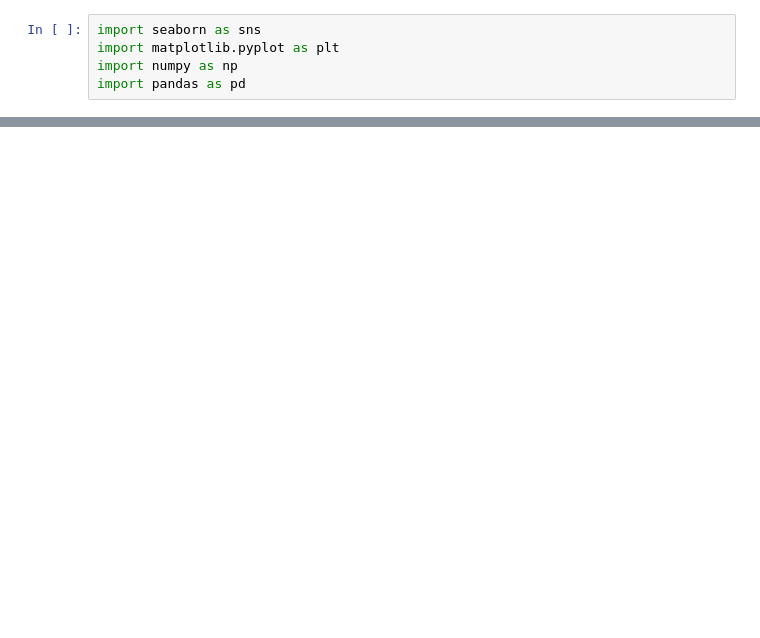
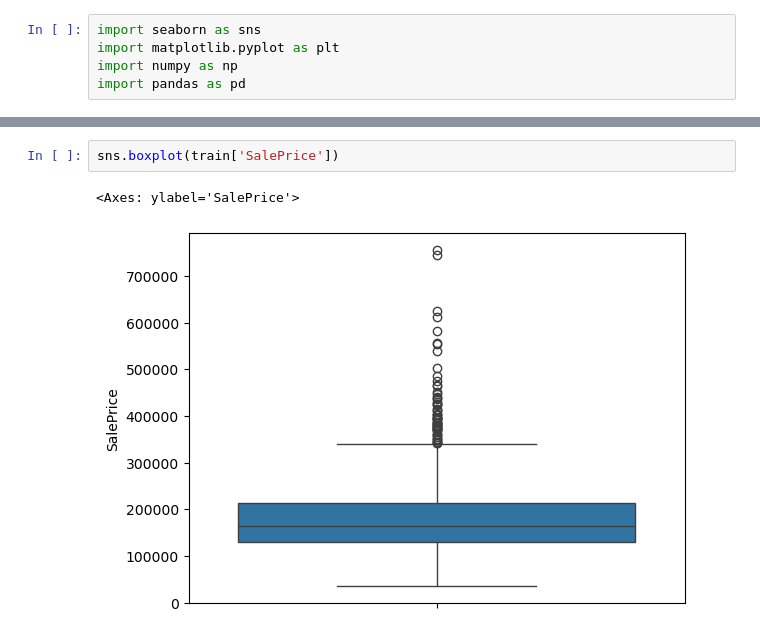
Before and after one commit to Molloko/house_prices_model, a Jupyter notebook: nootebooks/data_work.ipynb, the cells around one changed output, grey strips where cells are left out. Saved outputs shown, nothing was run; the diff lists cells and outputs as text; blank space fills up the shorter version.

```diff
--- a/nootebooks/data_work.ipynb
+++ b/nootebooks/data_work.ipynb
@@ -16,0 +53,5 @@ df.head()
+# %%
+sns.boxplot(train['SalePrice'])
+# %% [output]
+<Axes: ylabel='SalePrice'>
+[figure, added]
```
Also changed, not shown: parts of 14 cells of this notebook, 7 other files.
